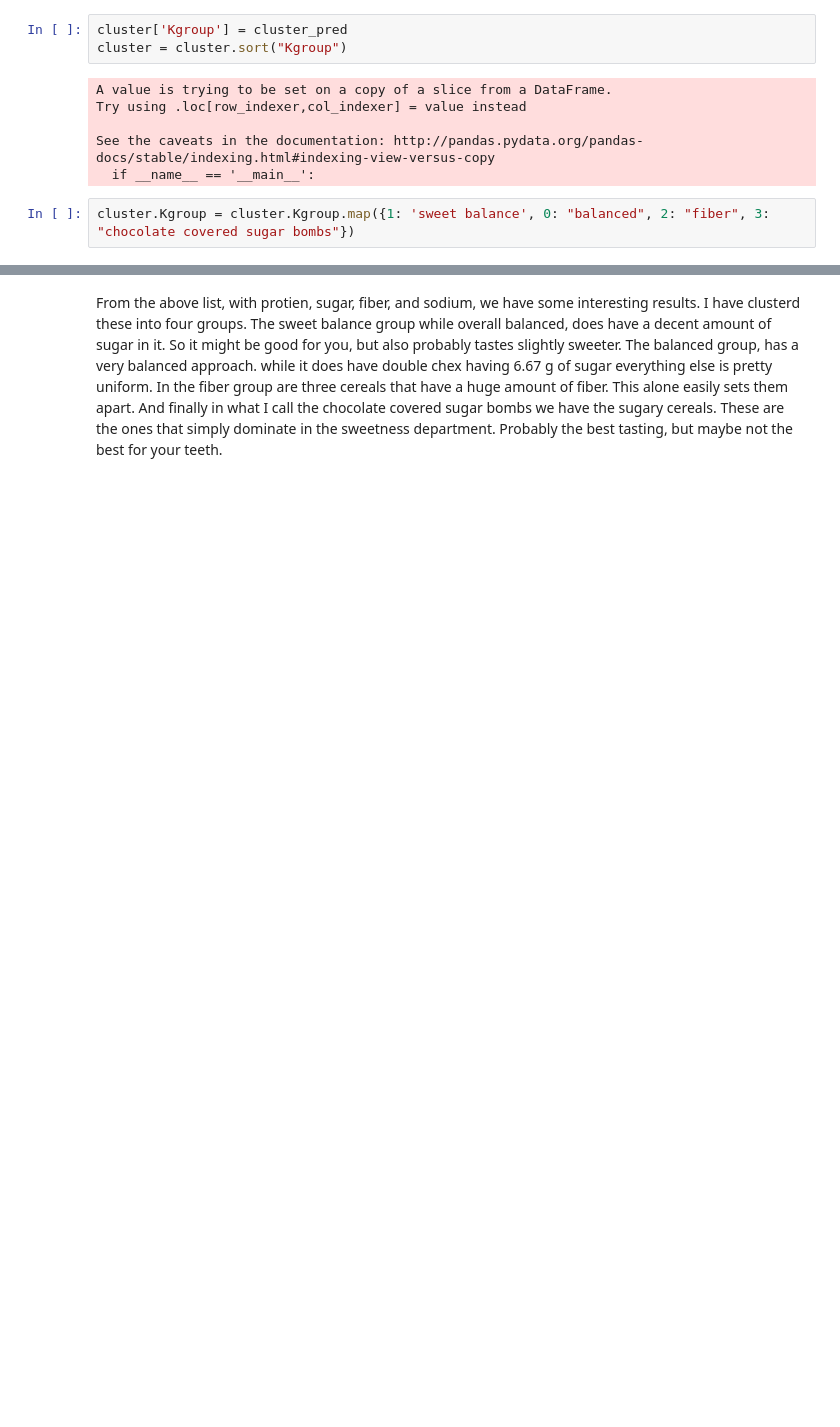
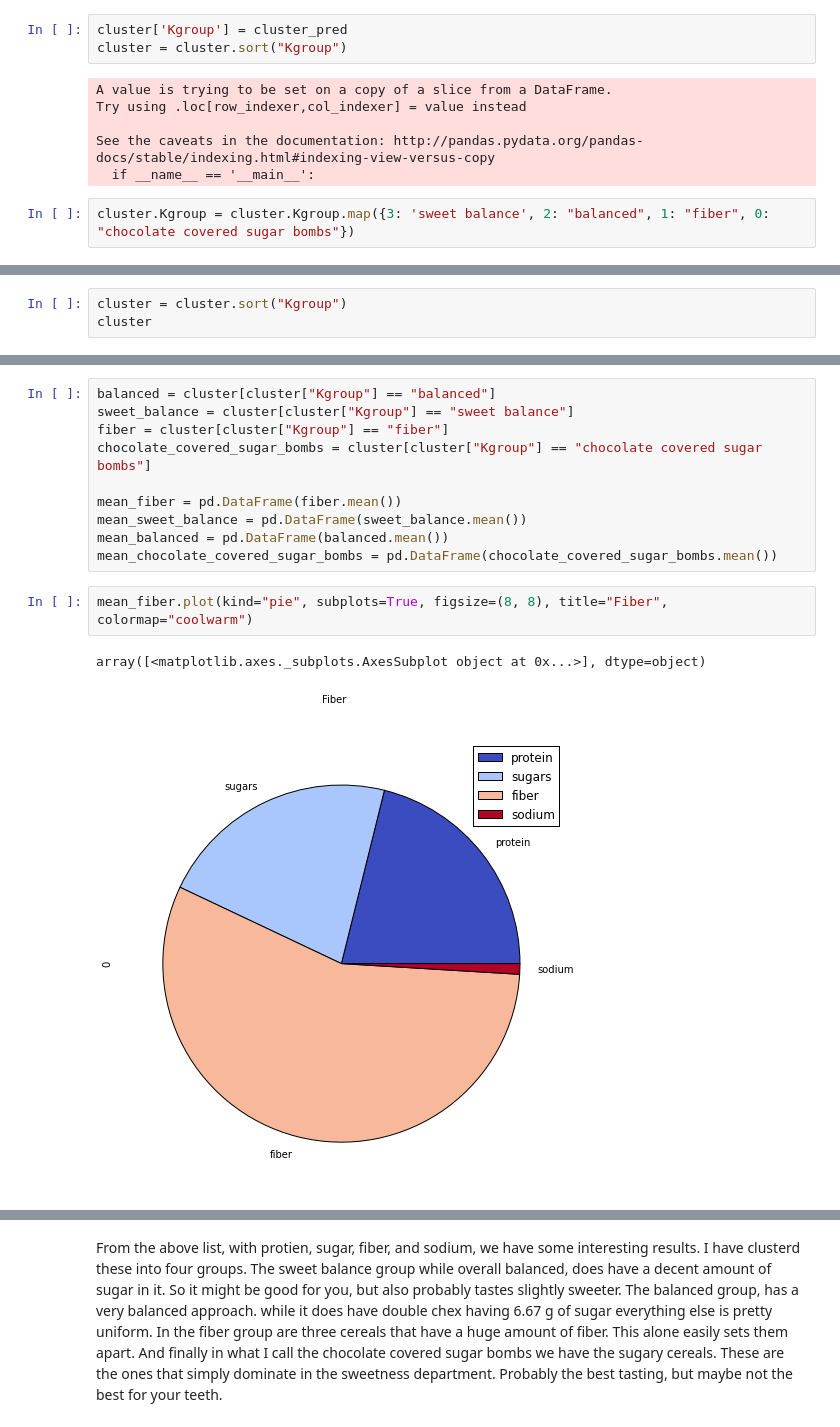
Before and after one commit to tiy-gvl-python-2015-09/honey-nut-clusters, a Jupyter notebook: Milk_and_cereal(Cereal_and_milk).ipynb, the cells around one changed output, grey strips where cells are left out. Cells and saved outputs as stored; diff of their text form; blank space fills up the shorter version.

```diff
--- a/Milk_and_cereal(Cereal_and_milk).ipynb
+++ b/Milk_and_cereal(Cereal_and_milk).ipynb
@@ -87,4 +59,4 @@ Try using .loc[row_indexer,col_indexer] = value instead
 See the caveats in the documentation: http://pandas.pydata.org/pandas-docs/stable/indexing.html#indexing-view-versus-copy
   if __name__ == '__main__':
 # %%
-cluster.Kgroup = cluster.Kgroup.map({1: 'sweet balance', 0: "balanced", 2: "fiber", 3: "chocolate covered sugar bombs"})
+cluster.Kgroup = cluster.Kgroup.map({3: 'sweet balance', 2: "balanced", 1: "fiber", 0: "chocolate covered sugar bombs"})
@@ -111,0 +63,3 @@ cluster
+# %%
+cluster = cluster.sort("Kgroup")
+cluster
@@ -111,0 +85,15 @@ cluster
+# %%
+balanced = cluster[cluster["Kgroup"] == "balanced"]
+sweet_balance = cluster[cluster["Kgroup"] == "sweet balance"]
+fiber = cluster[cluster["Kgroup"] == "fiber"]
+chocolate_covered_sugar_bombs = cluster[cluster["Kgroup"] == "chocolate covered sugar bombs"]
+
+mean_fiber = pd.DataFrame(fiber.mean())
+mean_sweet_balance = pd.DataFrame(sweet_balance.mean())
+mean_balanced = pd.DataFrame(balanced.mean())
+mean_chocolate_covered_sugar_bombs = pd.DataFrame(chocolate_covered_sugar_bombs.mean())
+# %%
+mean_fiber.plot(kind="pie", subplots=True, figsize=(8, 8), title="Fiber", colormap="coolwarm")
+# %% [output]
+array([<matplotlib.axes._subplots.AxesSubplot object at 0x...>], dtype=object)
+[figure, added]
```
Also changed, not shown: parts of 9 cells of this notebook.
